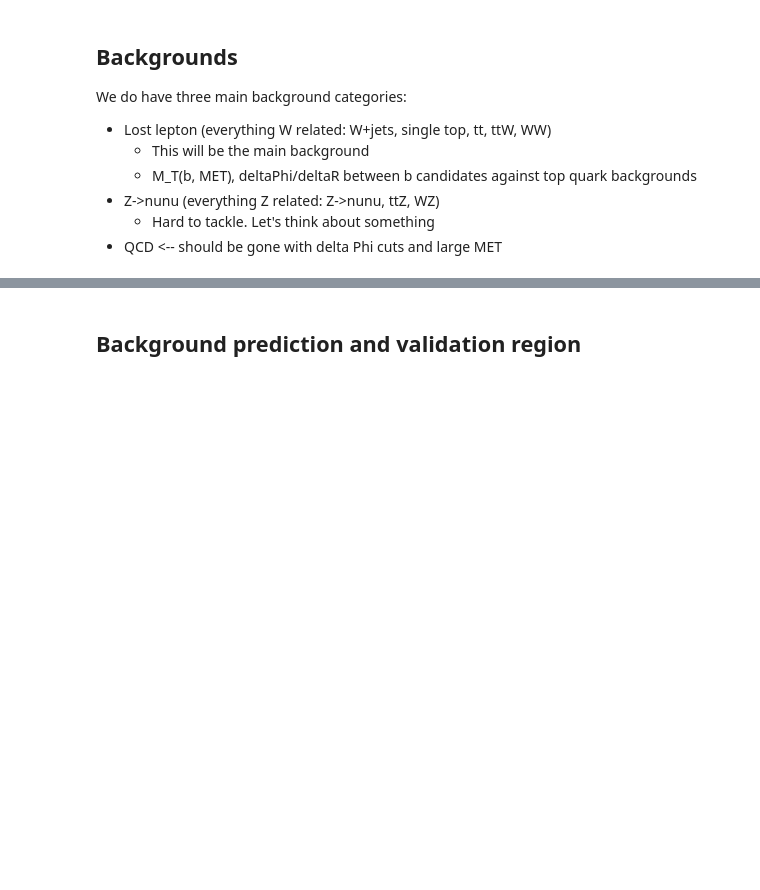
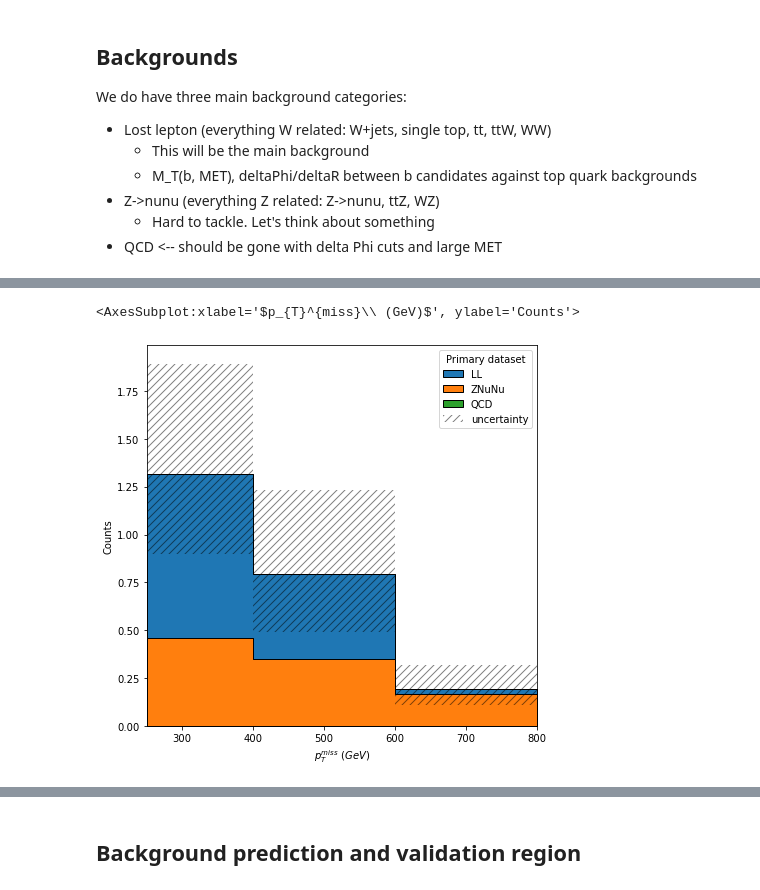
Before and after one commit to ksalyer/tW_scattering, a Jupyter notebook: notebooks/WH_hadronic.ipynb, the cells around one changed output, grey strips where cells are left out. Cells and saved outputs as stored; diff of their text form; code cells hidden in the pictures; blank space fills up the shorter version.

```diff
--- a/notebooks/WH_hadronic.ipynb
+++ b/notebooks/WH_hadronic.ipynb
@@ -660,2 +677,8 @@ KeyError: ()
+# %%
+fig, ax = plt.subplots(1,1,figsize=(7,7))
+hist.plot1d(histogram[bkgonly], overlay="dataset", ax=ax, stack=True, overflow=bins[name]['overflow'], clear=False, line_opts=None, fill_opts=fill_opts, error_opts=error_opts, order=['QCD', 'ZNuNu', 'LL'])
+# %% [output]
+<AxesSubplot:xlabel='$p_{T}^{miss}\\ (GeV)$', ylabel='Counts'>
+[figure, added]
 # %%
 histogram['LL'].values(overflow='over')
```
Also changed, not shown: parts of 14 cells of this notebook, 3 other files.
